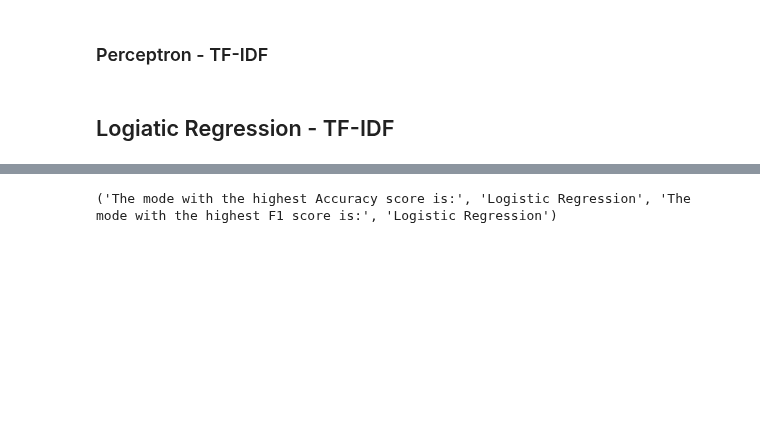
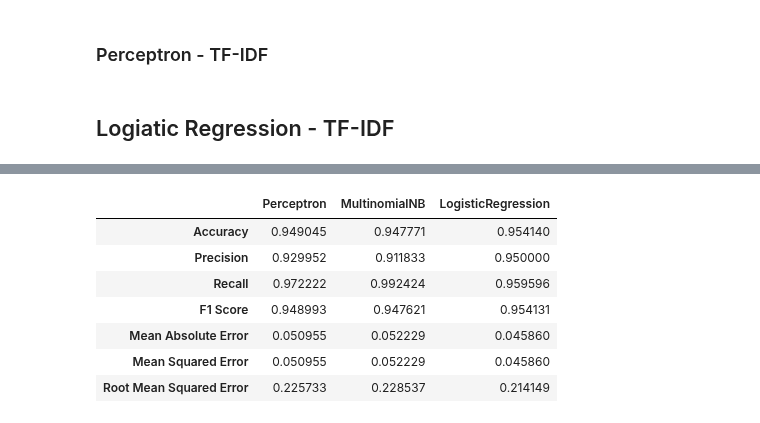
Before and after one commit to csrajath/CSC_8980_NLP, a Jupyter notebook: Homework/Homework 1/rcs1_TNLP_CSC_8980_HW1.ipynb, the cells around one changed output, grey strips where cells are left out. Saved outputs shown, nothing was run; the diff lists cells and outputs as text; code cells hidden in the pictures; blank space fills up the shorter version.

Commit message:
solving bonus question with complete function

```diff
--- a/Homework/Homework 1/rcs1_TNLP_CSC_8980_HW1.ipynb
+++ b/Homework/Homework 1/rcs1_TNLP_CSC_8980_HW1.ipynb
@@ -219,12 +215,12 @@ labels = model.predict(test.data)
 # generating performance metrics for Naive Bayes
 
 acc = accuracy_score(test.target,labels)
-pre = precision_score(test.target,labels,pos_label='positive',average='micro')
-rec = recall_score(test.target,labels,pos_label='positive',average='micro')
+pre = precision_score(test.target,labels)
+rec = recall_score(test.target,labels)
 f1 = f1_score(labels, test.target, average='macro')
 abserror = mean_absolute_error(test.target,labels)
 sqerror = mean_squared_error(test.target, labels)
-rerror = np.sqrt(mean_squared_error(test.target, labels))
+rerror = mean_squared_error(test.target, labels, squared=False)
 # %%
 # model metrics
 modelLR = [acc, pre, rec, f1, abserror, sqerror, rerror]
@@ -267,10 +272,43 @@ print(bestPer(modelNB, modelP, modelLR))
-# %%
-#solving bonus question with pandas
-def bonusQ(m1,m2,m3):
-  df = pd.DataFrame(m1, index=['Accuracy','Precision','Recall','F1 Score','Mean Absolute Error','Mean Squared Error','Root Mean Squared Error'], columns=['Naive_Bayes'])
-  df['Perceptron'] = m2
-  df['Logistic Regression'] = m3
-  return 'The mode with the highest Accuracy score is:', df.iloc[0].idxmax(), 'The mode with the highest F1 score is:', df.iloc[3].idxmax()
-print(bonusQ(modelNB,modelP,modelLR))
-# %% [output]
-('The mode with the highest Accuracy score is:', 'Logistic Regression', 'The mode with the highest F1 score is:', 'Logistic Regression')
+# %%
+# models selected for answering bonus question
+allmodels = [Perceptron(), MultinomialNB(), LogisticRegression()]
+# function to to find the best performing model for the TF-IDF vectorization
+def function(allmodels):
+  pmetrics = dict()
+  for i in allmodels:
+    # training all the three choosen models
+    model = make_pipeline(TfidfVectorizer(), i)
+    model.fit(train.data, train.target)
+    labels = model.predict(test.data)
+    #performance metrics
+    acc = accuracy_score(test.target,labels)
+    pre = precision_score(test.target,labels)
+    rec = recall_score(test.target,labels)
+    f1 = f1_score(labels, test.target, average='macro')
+    abserror = mean_absolute_error(test.target,labels)
+    sqerror = mean_squared_error(test.target, labels)
+    rerror = mean_squared_error(test.target, labels, squared=False)
+    p_metrics = [acc, pre, rec, f1, abserror, sqerror,rerror]
+    pmetrics[type(i).__name__] = p_metrics
+    #created dataframe
+    df = pd.DataFrame(index=['Accuracy','Precision','Recall','F1 Score','Mean Absolute Error','Mean Squared Error','Root Mean Squared Error'], columns=[type(i).__name__ for i in allmodels])
+
+
+  for i in allmodels:
+    df[type(i).__name__] = pmetrics[type(i).__name__]
+
+    #calculating the model with highest F1 & Accuracy
+  return df
+# %%
+dff = function(allmodels)
+# %%
+dff
+# %% [output]
+|  | Perceptron | MultinomialNB | LogisticRegression |
+| Accuracy | 0.949045 | 0.947771 | 0.954140 |
+| Precision | 0.929952 | 0.911833 | 0.950000 |
+| Recall | 0.972222 | 0.992424 | 0.959596 |
+| F1 Score | 0.948993 | 0.947621 | 0.954131 |
+| Mean Absolute Error | 0.050955 | 0.052229 | 0.045860 |
+| Mean Squared Error | 0.050955 | 0.052229 | 0.045860 |
+| Root Mean Squared Error | 0.225733 | 0.228537 | 0.214149 |
```
Also changed, not shown: parts of 12 cells of this notebook.
